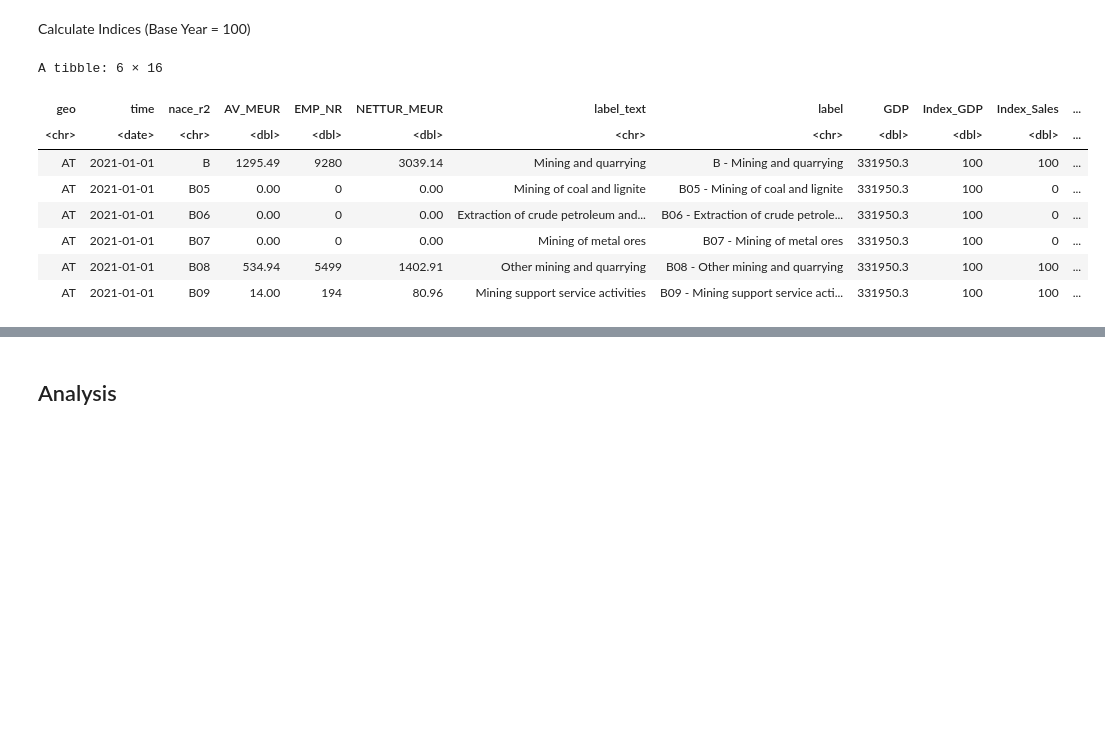
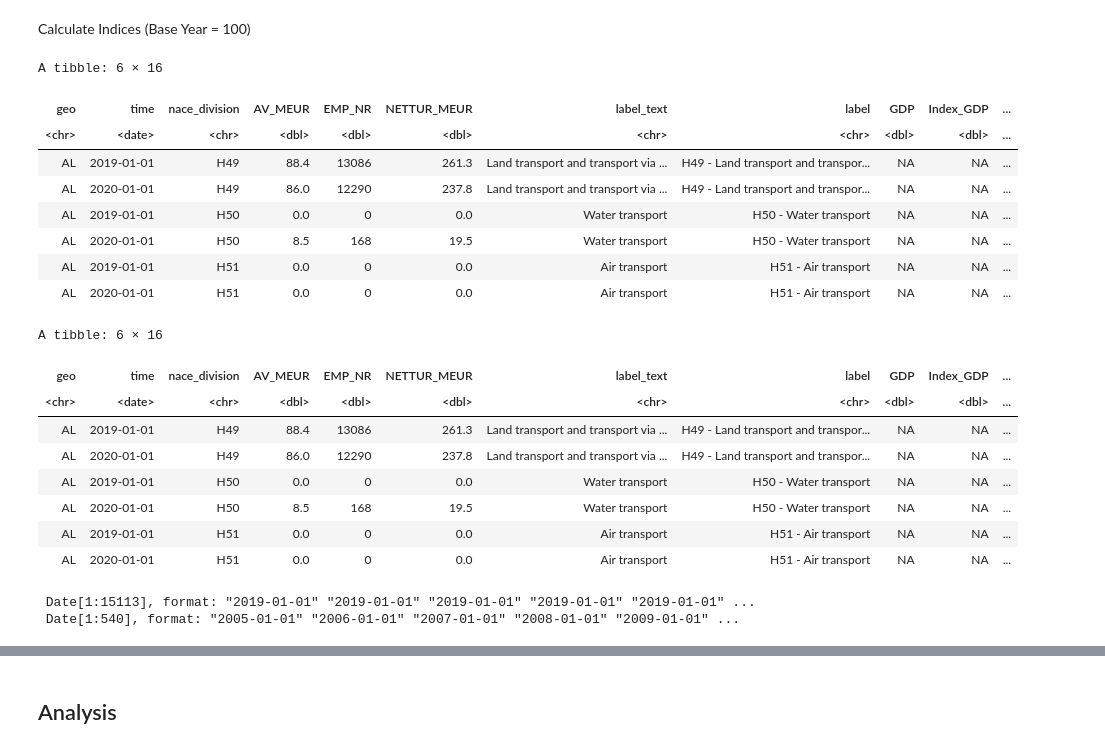
Before and after one commit to urosgodnov/juypterNotebooks, a Jupyter notebook: 2026/Industries.ipynb, the cells around one changed output, grey strips where cells are left out. Cells and saved outputs as stored; diff of their text form; code cells hidden in the pictures; blank space fills up the shorter version.

```diff
--- a/2026/Industries.ipynb
+++ b/2026/Industries.ipynb
@@ -195,6 +195,7 @@ gdp_clean <- gdp_raw %>%
   rename(time=TIME_PERIOD) %>%
   select(geo, time, values) %>%
   rename(GDP = values) %>%
+  mutate(year = year(time)) %>%
   filter(time >= as.Date(start_date))
 
 # Prepare Value Added
@@ -322,43 +330,61 @@ rebase_to_100 <- function(x) {
 # %%
 # CRITICAL: We must group by 'geo' and 'nace_r2' so indices are calculated per country/sector
 df_final <- sbs_wide %>%
   left_join(gdp_clean, by = c("geo", "time")) %>%
-  group_by(geo, nace_r2) %>%
-  arrange(time) %>%
+  group_by(geo, nace_division) %>%
+  arrange(time, .by_group = TRUE) %>%
   mutate(
-    Index_GDP = rebase_to_100(GDP),
-    Index_Sales = rebase_to_100(NETTUR_MEUR),
-    Index_ValueAdded = rebase_to_100(AV_MEUR),
-    Index_Employment = rebase_to_100(EMP_NR)
+    Index_GDP         = rebase_to_100(GDP),
+    Index_Sales       = rebase_to_100(NETTUR_MEUR),
+    Index_ValueAdded  = rebase_to_100(AV_MEUR),
+    Index_Employment  = rebase_to_100(EMP_NR)
   ) %>%
-  ungroup()%>%
-mutate(
-
-    data_level = ifelse(nchar(nace_r2) == 1, "Level 1", "Level 2"),
-    level1_code = substr(nace_r2, 1, 1),
+  ungroup() %>%
+  mutate(
+    # all rows are now divisions (H49, I55, J62, ...)
+    data_level  = "Division",
+    level1_code = substr(nace_division, 1, 1),
     macro_sector = case_when(
       level1_code == "A" ~ "Agriculture",
       level1_code %in% c("B", "C", "D", "E") ~ "Industry",
       level1_code == "F" ~ "Construction",
       level1_code %in% c("G", "H", "I") ~ "Trade, Transport, Accom.",
       level1_code == "J" ~ "Info & Comm",
       level1_code == "K" ~ "Finance",
       level1_code == "L" ~ "Real Estate",
       level1_code %in% c("M", "N") ~ "Professional/Sci",
       level1_code %in% c("O", "P", "Q") ~ "Public Admin/Health",
       level1_code %in% c("R", "S", "T", "U") ~ "Arts/Other",
       TRUE ~ "Other"
     )
   )
 
 head(df_final)
+
+
+head(df_final)
 # %% [output]
 A tibble: 6 × 16
-| geo | time | nace_r2 | AV_MEUR | EMP_NR | NETTUR_MEUR | label_text | label | GDP | Index_GDP | Index_Sales | ... |
-| <chr> | <date> | <chr> | <dbl> | <dbl> | <dbl> | <chr> | <chr> | <dbl> | <dbl> | <dbl> | ... |
-| AT | 2021-01-01 | B | 1295.49 | 9280 | 3039.14 | Mining and quarrying | B - Mining and quarrying | 331950.3 | 100 | 100 | ... |
-| AT | 2021-01-01 | B05 | 0.00 | 0 | 0.00 | Mining of coal and lignite | B05 - Mining of coal and lignite | 331950.3 | 100 | 0 | ... |
-| AT | 2021-01-01 | B06 | 0.00 | 0 | 0.00 | Extraction of crude petroleum and... | B06 - Extraction of crude petrole... | 331950.3 | 100 | 0 | ... |
-| AT | 2021-01-01 | B07 | 0.00 | 0 | 0.00 | Mining of metal ores | B07 - Mining of metal ores | 331950.3 | 100 | 0 | ... |
-| AT | 2021-01-01 | B08 | 534.94 | 5499 | 1402.91 | Other mining and quarrying | B08 - Other mining and quarrying | 331950.3 | 100 | 100 | ... |
-| AT | 2021-01-01 | B09 | 14.00 | 194 | 80.96 | Mining support service activities | B09 - Mining support service acti... | 331950.3 | 100 | 100 | ... |
+| geo | time | nace_division | AV_MEUR | EMP_NR | NETTUR_MEUR | label_text | label | GDP | Index_GDP | ... |
+| <chr> | <date> | <chr> | <dbl> | <dbl> | <dbl> | <chr> | <chr> | <dbl> | <dbl> | ... |
+| AL | 2019-01-01 | H49 | 88.4 | 13086 | 261.3 | Land transport and transport via ... | H49 - Land transport and transpor... | NA | NA | ... |
+| AL | 2020-01-01 | H49 | 86.0 | 12290 | 237.8 | Land transport and transport via ... | H49 - Land transport and transpor... | NA | NA | ... |
+| AL | 2019-01-01 | H50 | 0.0 | 0 | 0.0 | Water transport | H50 - Water transport | NA | NA | ... |
+| AL | 2020-01-01 | H50 | 8.5 | 168 | 19.5 | Water transport | H50 - Water transport | NA | NA | ... |
+| AL | 2019-01-01 | H51 | 0.0 | 0 | 0.0 | Air transport | H51 - Air transport | NA | NA | ... |
+| AL | 2020-01-01 | H51 | 0.0 | 0 | 0.0 | Air transport | H51 - Air transport | NA | NA | ... |
+A tibble: 6 × 16
+| geo | time | nace_division | AV_MEUR | EMP_NR | NETTUR_MEUR | label_text | label | GDP | Index_GDP | ... |
+| <chr> | <date> | <chr> | <dbl> | <dbl> | <dbl> | <chr> | <chr> | <dbl> | <dbl> | ... |
+| AL | 2019-01-01 | H49 | 88.4 | 13086 | 261.3 | Land transport and transport via ... | H49 - Land transport and transpor... | NA | NA | ... |
+| AL | 2020-01-01 | H49 | 86.0 | 12290 | 237.8 | Land transport and transport via ... | H49 - Land transport and transpor... | NA | NA | ... |
+| AL | 2019-01-01 | H50 | 0.0 | 0 | 0.0 | Water transport | H50 - Water transport | NA | NA | ... |
+| AL | 2020-01-01 | H50 | 8.5 | 168 | 19.5 | Water transport | H50 - Water transport | NA | NA | ... |
+| AL | 2019-01-01 | H51 | 0.0 | 0 | 0.0 | Air transport | H51 - Air transport | NA | NA | ... |
+| AL | 2020-01-01 | H51 | 0.0 | 0 | 0.0 | Air transport | H51 - Air transport | NA | NA | ... |
+# %%
+str(sbs_wide$time)
+str(gdp_clean$time)
+# %% [output]
+ Date[1:15113], format: "2019-01-01" "2019-01-01" "2019-01-01" "2019-01-01" "2019-01-01" ...
+ Date[1:540], format: "2005-01-01" "2006-01-01" "2007-01-01" "2008-01-01" "2009-01-01" ...
```
Also changed, not shown: parts of 5 cells of this notebook.
